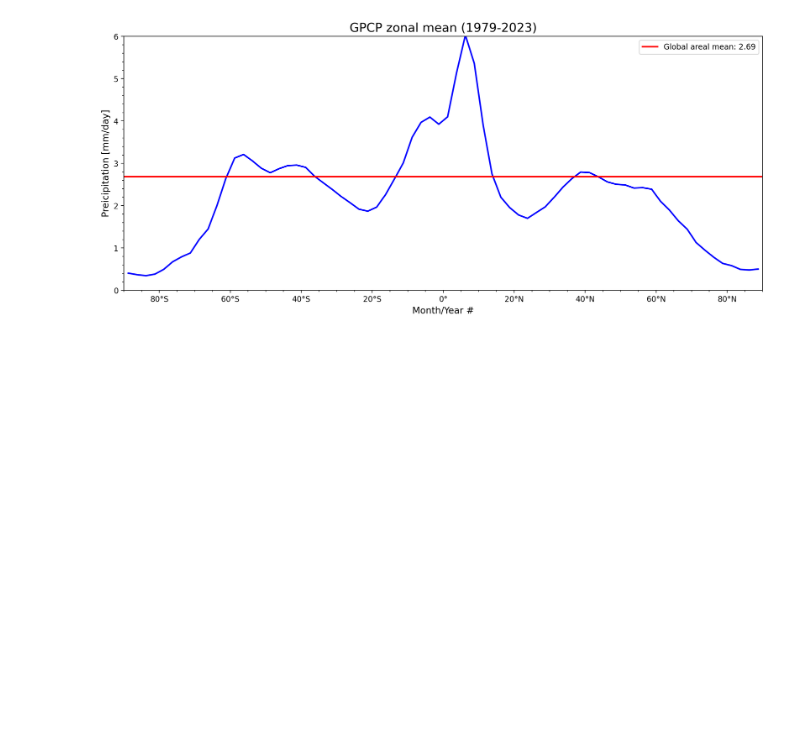
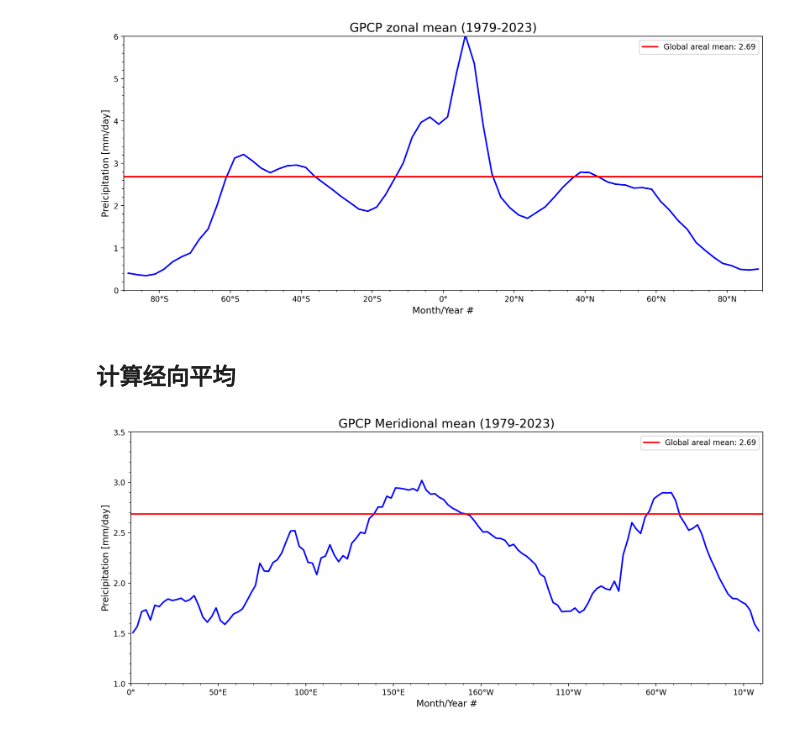
Before and after one commit to Blissful-Jasper/jianpu_record, a Jupyter notebook: Python-GPCP-趋势分析.ipynb, the cells around one changed output. Cells and saved outputs as stored; diff of their text form; code cells hidden in the pictures; blank space fills up the shorter version.

```diff
--- a/Python-GPCP-趋势分析.ipynb
+++ b/Python-GPCP-趋势分析.ipynb
@@ -239,3 +273,23 @@ ax.xaxis.set_major_formatter(LatitudeFormatter())
 ax.minorticks_on()
 # %% [output]
 [figure]
+# %% [markdown]
+## 计算经向平均
+# %%
+pr_ann_mer = np.nanmean(pr_ann_clm, axis=0)
+
+fig, ax = plt.subplots(1, 1, figsize=(15,6),dpi=200)
+
+ax.plot(lons, pr_ann_mer, color='b', linewidth=2)
+
+ax.axhline(glb_avg, linewidth=2, color='r', label="Global areal mean: " + str(np.round(glb_avg*100)/100))
+ax.legend()
+ax.set_title('GPCP Meridional mean (1979-2023)', fontsize=16)
+ax.set_xlabel('Month/Year #', fontsize=12)
+ax.set_ylabel('Preicipitation [mm/day]', fontsize=12)
+ax.set_ylim(1, 3.5)
+ax.set_xlim(0, 361)
+ax.xaxis.set_major_formatter(LongitudeFormatter())
+ax.minorticks_on()
+# %% [output]
+[figure, added]
```
Also changed, not shown: parts of 9 cells of this notebook.
